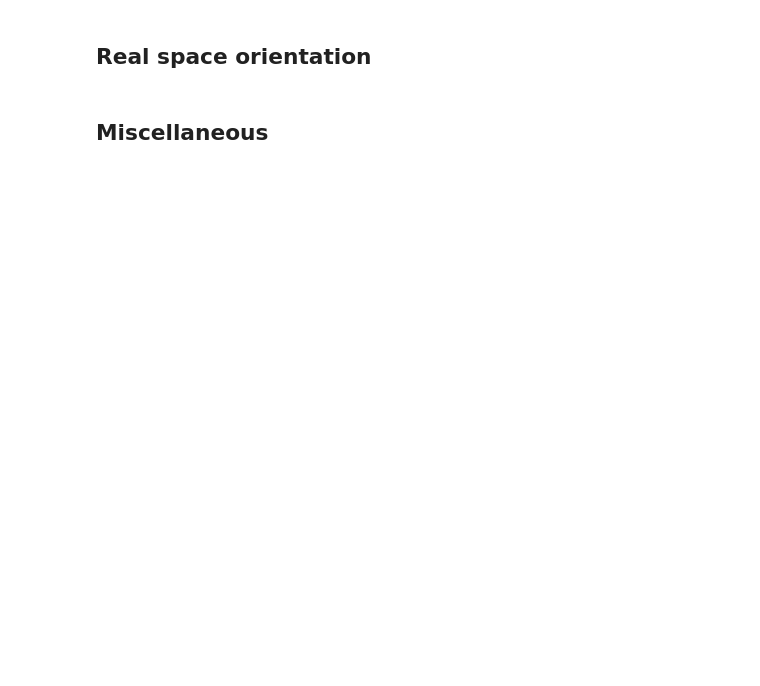
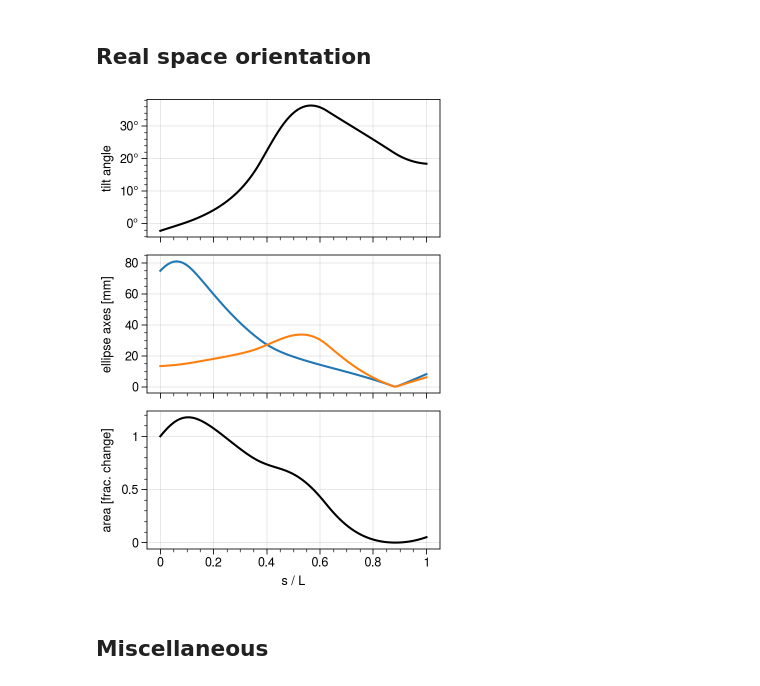
Before and after one commit to austin-hoover/accphys-tools, a Jupyter notebook: pyorbit_studies/matching/tracking/within_lattice/onebeam/analysis.ipynb, the cells around one changed output. Cells and saved outputs as stored; diff of their text form; code cells hidden in the pictures; blank space fills up the shorter version.

```diff
--- a/pyorbit_studies/matching/tracking/within_lattice/onebeam/analysis.ipynb
+++ b/pyorbit_studies/matching/tracking/within_lattice/onebeam/analysis.ipynb
@@ -196,12 +214,14 @@ save('all_correlations', dirs['env'], dpi=dpi)
 ## Real space orientation
 # %%
 fig, axes = setup_figure(2)
-env_stats.realspace[['s/L','angle']].plot('s/L', ax=axes[0], **plt_kws)
+env_stats.realspace[['s/L','angle']].plot('s/L', color='k', ax=axes[0], **plt_kws)
 env_stats.realspace[['s/L','cx','cy']].plot('s/L', ax=axes[1], **plt_kws)
 env_stats.realspace[['s/L','area_rel']].plot('s/L', ax=axes[2], color='k', **plt_kws)
 set_labels(axes, ['tilt angle', 'ellipse axes [mm]', 'area [frac. change]'], 'ylabel')
 axes[0].format(yformatter='deg')
 save('realspace_ellipse', dirs['env'], dpi=dpi)
+# %% [output]
+[figure, added]
 # %% [markdown]
 ## Miscellaneous
 # %%
```
Also changed, not shown: parts of 22 cells of this notebook, 47 other files.
